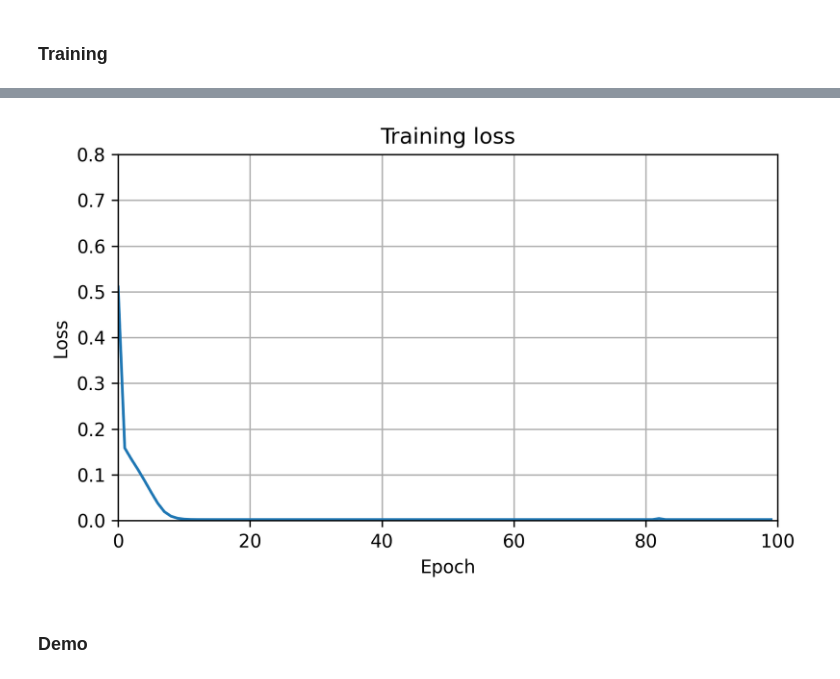
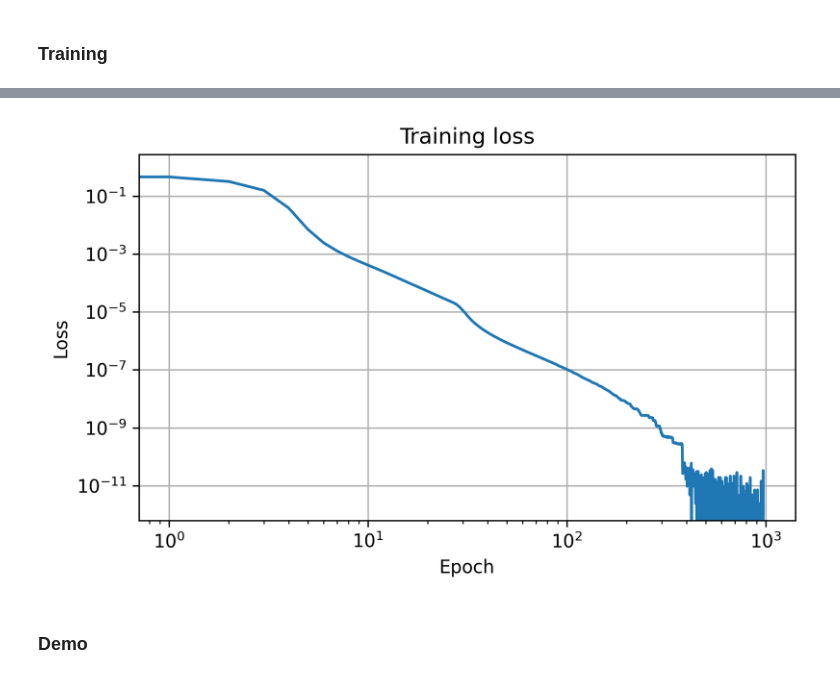
Before and after one commit to m-wojnar/cnn-ca, a Jupyter notebook: demos/complex_systems_demo.ipynb, the cells around one changed output, grey strips where cells are left out. Drawn from its saved outputs; the diff is of its cells as text; code cells hidden in the pictures.

Commit message:
Fix training of CNN

```diff
--- a/demos/complex_systems_demo.ipynb
+++ b/demos/complex_systems_demo.ipynb
@@ -129,14 +128,17 @@ X_train = tf.cast(X_train, tf.float32)
 X_train = tf.reshape(X_train, (N_SAMPLES, BOARD_SIZE, BOARD_SIZE))
 
 Y_train = gol(X_train)
+Y_train = tf.cast(Y_train, tf.int32)
+Y_train = tf.one_hot(Y_train, NUM_CLASSES)
+Y_train = tf.reshape(Y_train, (N_SAMPLES, BOARD_SIZE * BOARD_SIZE, NUM_CLASSES))
 # %%
 LAYER_DIMS = 12 * [100]
 LEARNING_RATE = 1e-4
 
-model = initialize_model((BOARD_SIZE, BOARD_SIZE), LAYER_DIMS, num_classes=1)
+model = initialize_model((BOARD_SIZE, BOARD_SIZE), LAYER_DIMS, num_classes=NUM_CLASSES)
 model.compile(
     optimizer=tf.keras.optimizers.Adam(LEARNING_RATE),
-    loss=tf.keras.losses.MeanSquaredError()
+    loss=tf.keras.losses.CategoricalCrossentropy(from_logits=True)
 )
 model.summary()
 # %% [output]
@@ -159,5 +161,5 @@ Trainable params: 112201 (438.29 KB)
 Non-trainable params: 0 (0.00 Byte)
 _________________________________________________________________
 # %%
-history = model.fit(X_train, Y_train, epochs=100, batch_size=10)
+history = model.fit(X_train, Y_train, epochs=1000, batch_size=10, verbose=0)
 # %% [output]
@@ -183,21 +167,22 @@ Epoch 100/100
 # %%
 fig, ax = plt.subplots(figsize=(6, 6 / 1.6))
 
 ax.plot(history.history['loss'])
-ax.set_xlim(0, len(history.history['loss']))
-ax.set_ylim(0, 0.8)
+
+ax.set_yscale('log')
+ax.set_xscale('log')
 
 ax.set_xlabel('Epoch')
 ax.set_ylabel('Loss')
 ax.set_title('Training loss')
 
 ax.grid()
 plt.tight_layout()
 
 plt.savefig('images/loss.png', dpi=300)
 plt.show()
 # %% [output]
-[figure, old version]
+[figure, new version]
 # %%
 model.save('models/model.keras')
 # model = tf.keras.models.load_model('models/model.keras', custom_objects={'Wraparound2D': Wraparound2D}, safe_mode=False)
```
Also changed, not shown: parts of 5 cells of this notebook, 5 other files.
